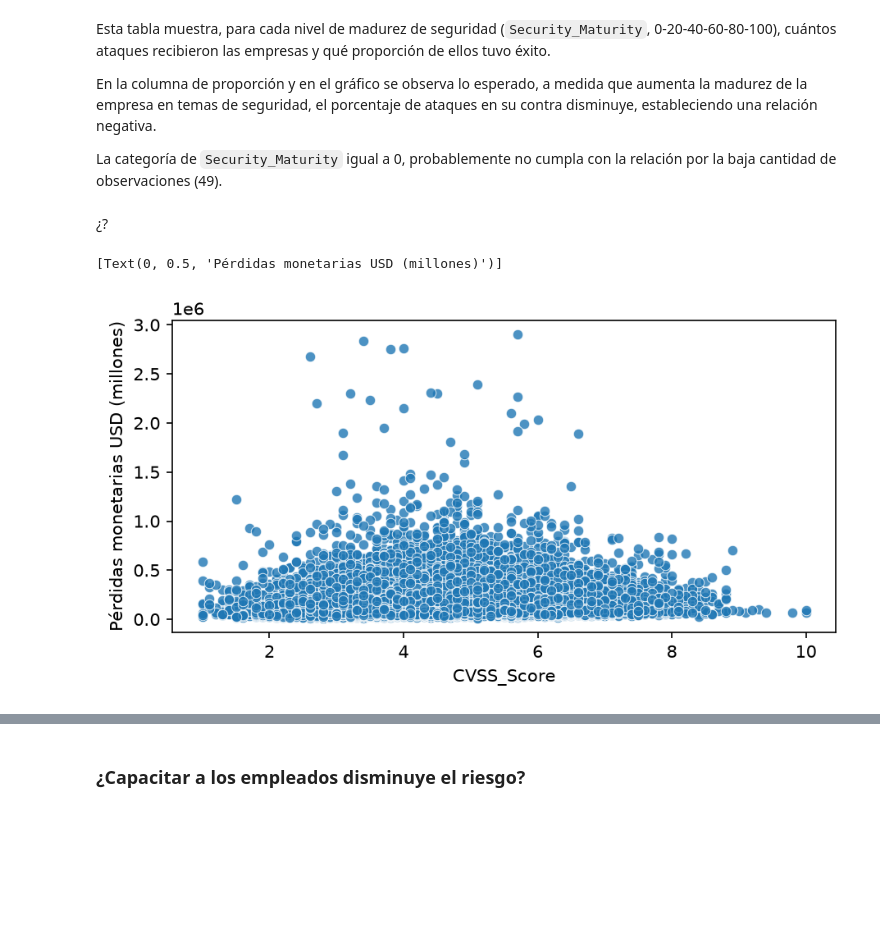
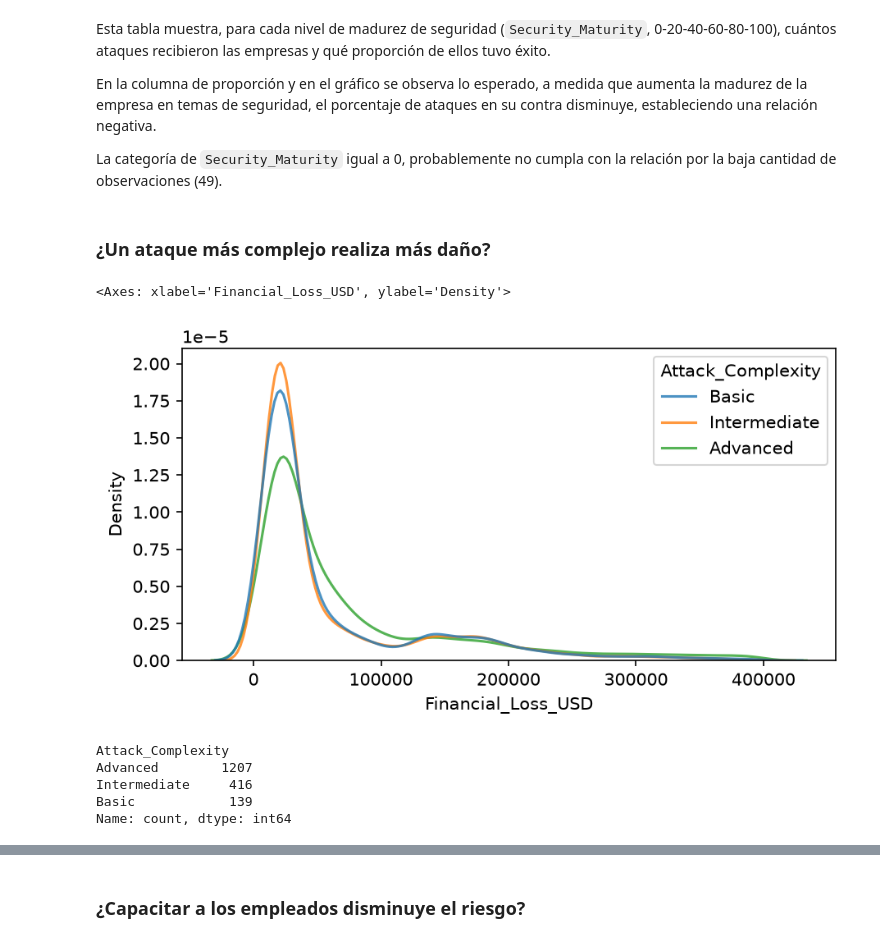
Before and after one commit to franconicolas38/proyecto-final-pycd, a Jupyter notebook: codigo_trabajo_final.ipynb, the cells around one changed output, grey strips where cells are left out. Saved outputs shown, nothing was run; the diff lists cells and outputs as text; code cells hidden in the pictures; blank space fills up the shorter version.

```diff
--- a/codigo_trabajo_final.ipynb
+++ b/codigo_trabajo_final.ipynb
@@ -229,15 +241,24 @@ En la columna de proporción y en el gráfico se observa lo esperado, a medida q
 
 La categoría de `Security_Maturity` igual a 0, probablemente no cumpla con la relación por la baja cantidad de observaciones (49).
 # %% [markdown]
-¿?
+### ¿Un ataque más complejo realiza más daño?
 # %%
+complejidad = ["Basic", "Intermediate", "Advanced"]
+
 fig, ax = plt.subplots(figsize=(6, 3.2), layout="constrained")
-sns.scatterplot(data = df.loc[(df["Attack_Success"] == 1) & (df["Financial_Loss_USD"] < 3000000)],
- x = "CVSS_Score",
- y = "Financial_Loss_USD", ax=ax, alpha = 0.8)
-
-ax.set(ylabel = "Pérdidas monetarias USD (millones)")
+sns.kdeplot(data = df[df["Financial_Loss_USD"] < 400000],
+            x = "Financial_Loss_USD",
+            hue = "Attack_Complexity", hue_order=complejidad,
+            ax=ax, alpha = 0.8, common_norm=False)
 # %% [output]
-[Text(0, 0.5, 'Pérdidas monetarias USD (millones)')]
+<Axes: xlabel='Financial_Loss_USD', ylabel='Density'>
-[figure, old version]
+[figure, new version]
+# %%
+df[df["Financial_Loss_USD"] > 400000]["Attack_Complexity"].value_counts()
+# %% [output]
+Attack_Complexity
+Advanced        1207
+Intermediate     416
+Basic            139
+Name: count, dtype: int64
 # %% [markdown]
```
Also changed, not shown: parts of 29 cells of this notebook, 1 other file.
